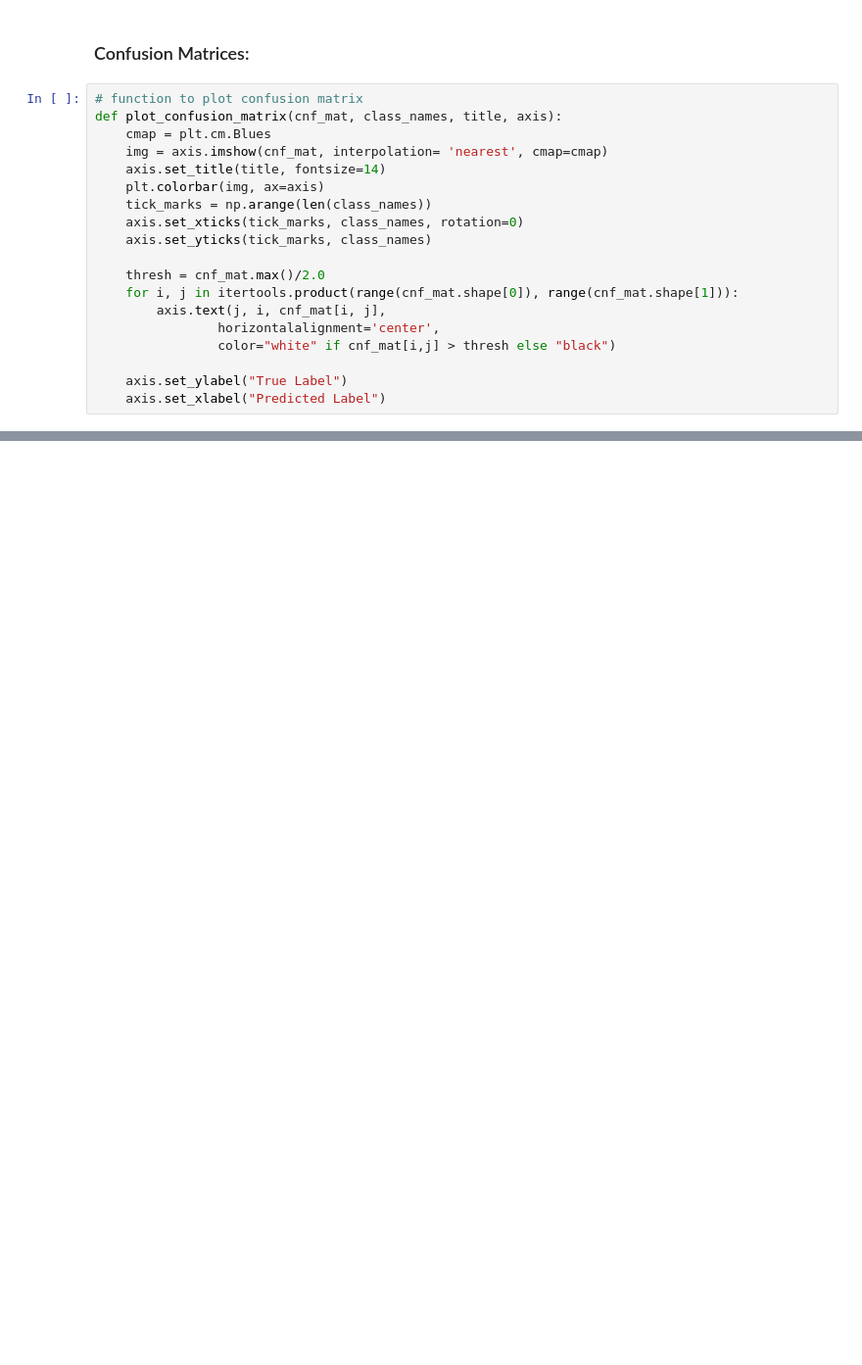
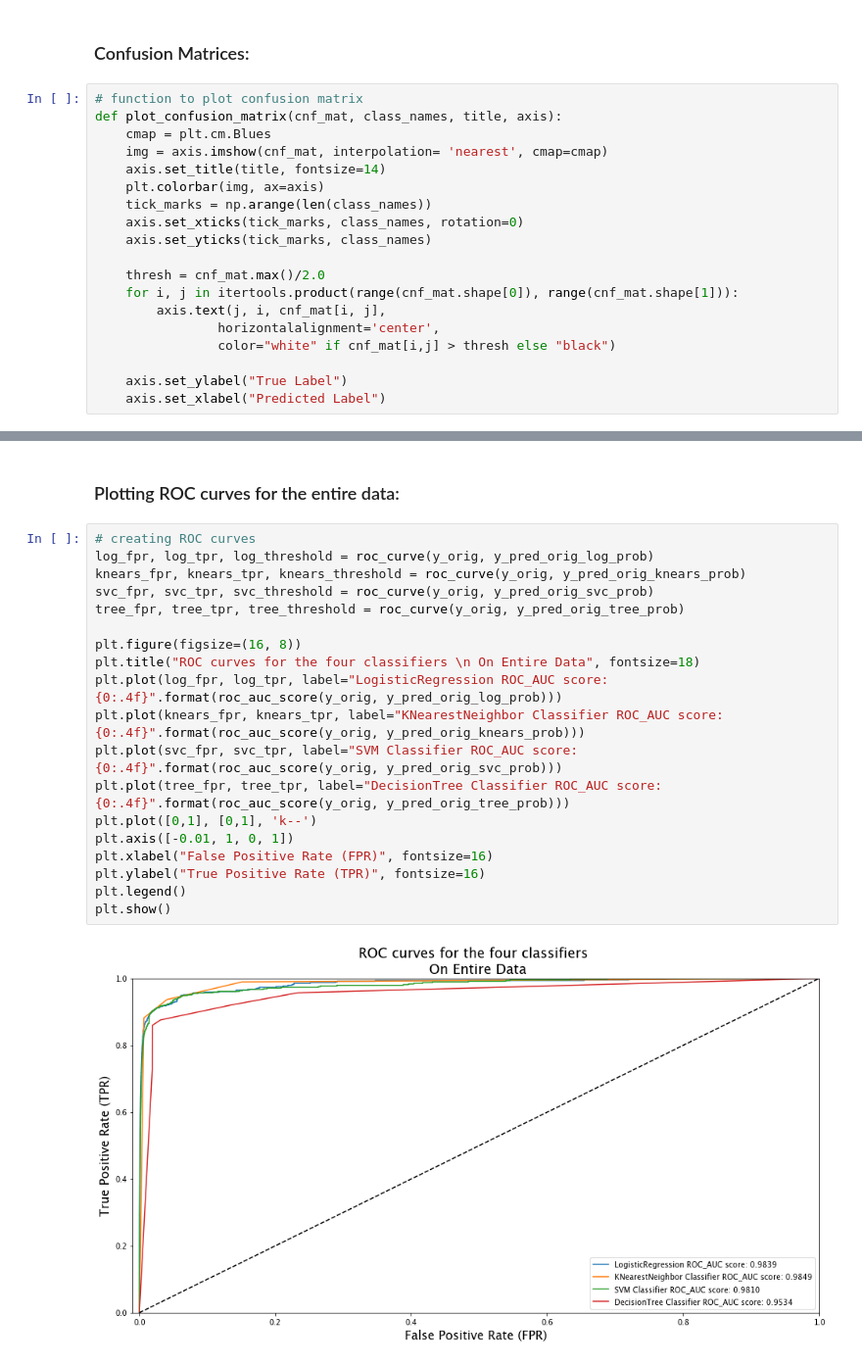
Before and after one commit to vspvikram/Fraud-Detection-And-Analysis, a Jupyter notebook: fraud_detection.ipynb, the cells around one changed output, grey strips where cells are left out. Shown at 98% size. Cells and saved outputs as stored; diff of their text form; blank space fills up the shorter version.

```diff
--- a/fraud_detection.ipynb
+++ b/fraud_detection.ipynb
@@ -528,0 +656,23 @@ plt.show()
+# %% [markdown]
+### Plotting ROC curves for the entire data:
+# %%
+# creating ROC curves
+log_fpr, log_tpr, log_threshold = roc_curve(y_orig, y_pred_orig_log_prob)
+knears_fpr, knears_tpr, knears_threshold = roc_curve(y_orig, y_pred_orig_knears_prob)
+svc_fpr, svc_tpr, svc_threshold = roc_curve(y_orig, y_pred_orig_svc_prob)
+tree_fpr, tree_tpr, tree_threshold = roc_curve(y_orig, y_pred_orig_tree_prob)
+
+plt.figure(figsize=(16, 8))
+plt.title("ROC curves for the four classifiers \n On Entire Data", fontsize=18)
+plt.plot(log_fpr, log_tpr, label="LogisticRegression ROC_AUC score: {0:.4f}".format(roc_auc_score(y_orig, y_pred_orig_log_prob)))
+plt.plot(knears_fpr, knears_tpr, label="KNearestNeighbor Classifier ROC_AUC score: {0:.4f}".format(roc_auc_score(y_orig, y_pred_orig_knears_prob)))
+plt.plot(svc_fpr, svc_tpr, label="SVM Classifier ROC_AUC score: {0:.4f}".format(roc_auc_score(y_orig, y_pred_orig_svc_prob)))
+plt.plot(tree_fpr, tree_tpr, label="DecisionTree Classifier ROC_AUC score: {0:.4f}".format(roc_auc_score(y_orig, y_pred_orig_tree_prob)))
+plt.plot([0,1], [0,1], 'k--')
+plt.axis([-0.01, 1, 0, 1])
+plt.xlabel("False Positive Rate (FPR)", fontsize=16)
+plt.ylabel("True Positive Rate (TPR)", fontsize=16)
+plt.legend()
+plt.show()
+# %% [output]
+[figure, added]
```
Also changed, not shown: parts of 26 cells of this notebook.
